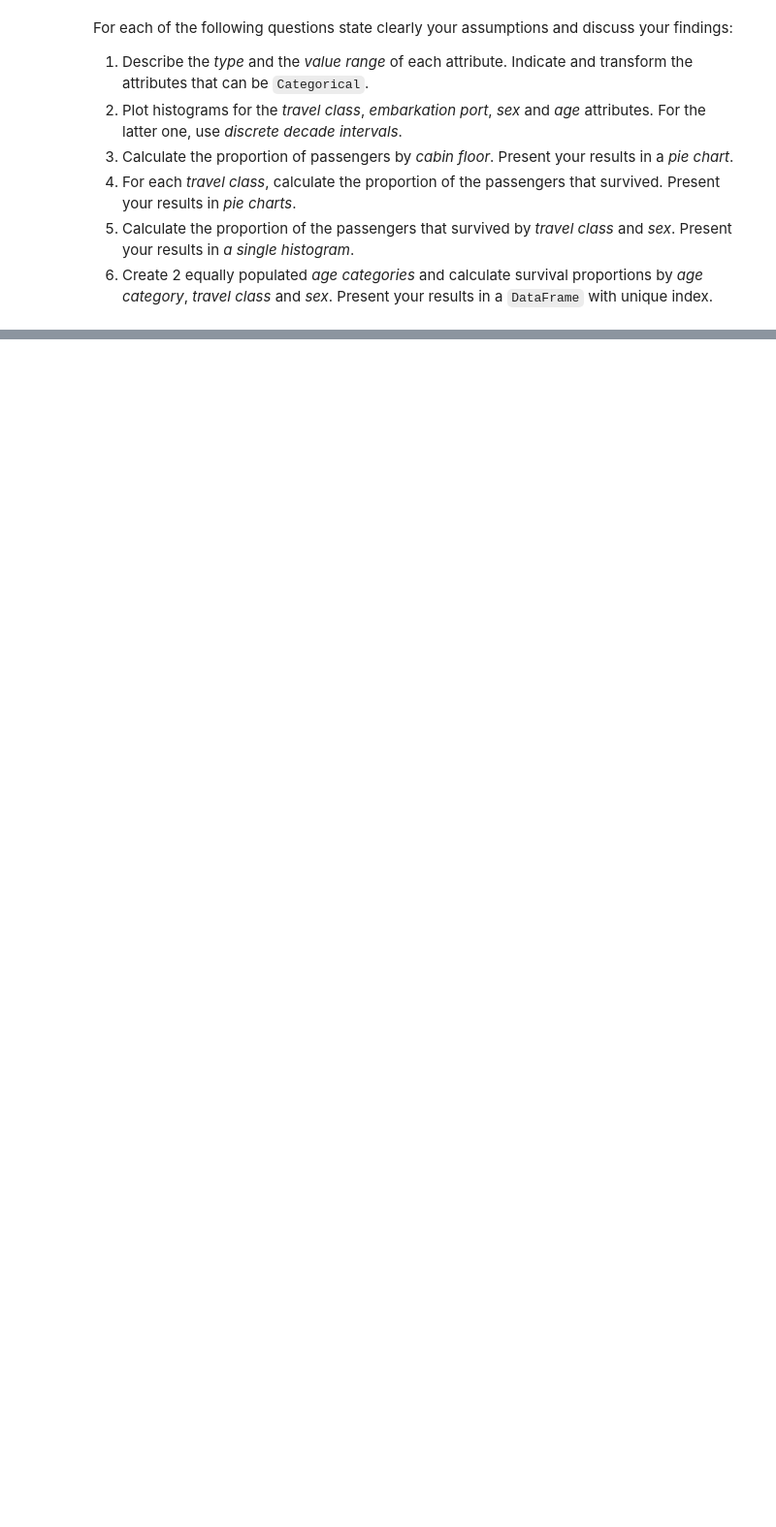
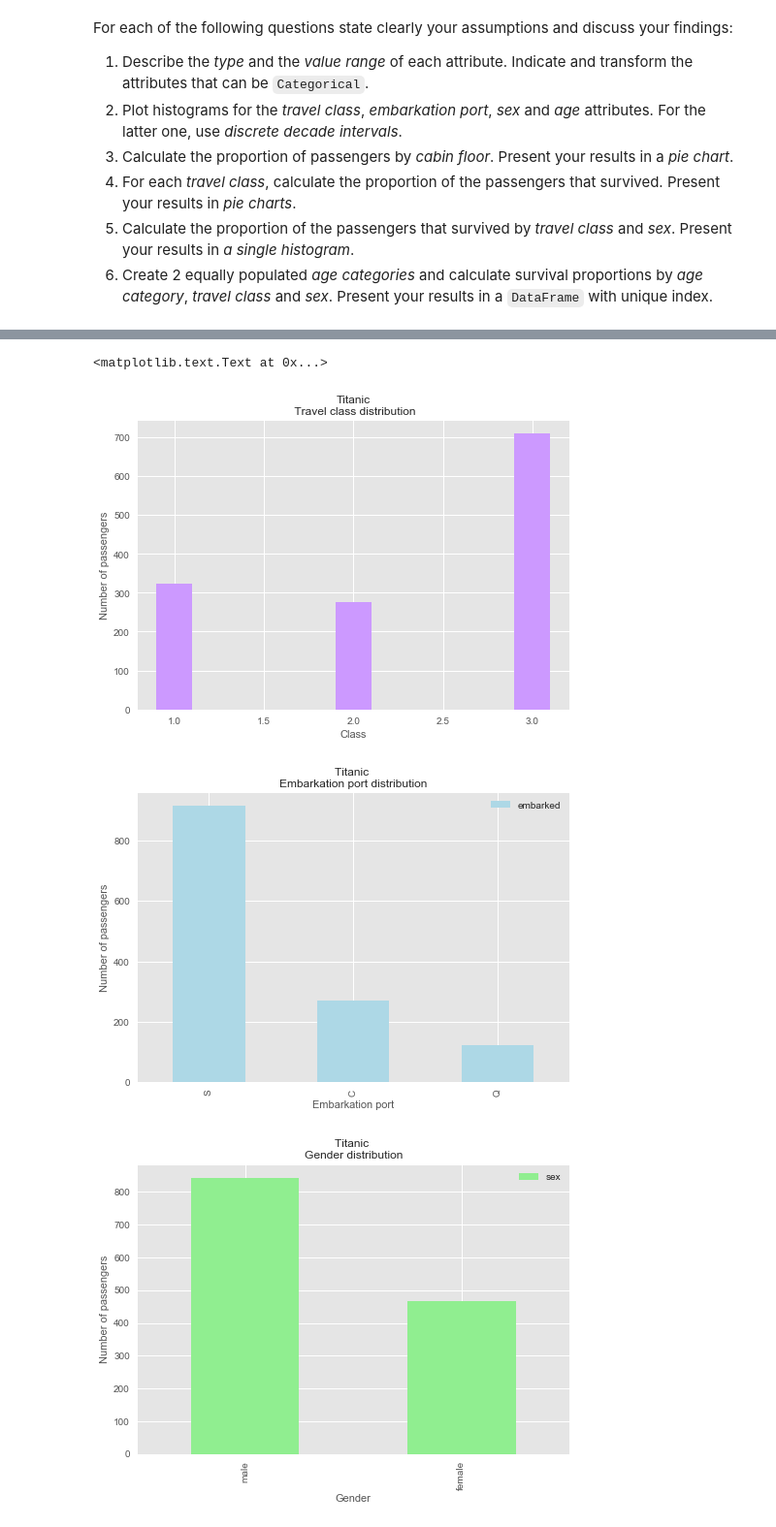
Before and after one commit to adamkozak/ADA2017-project, a Jupyter notebook: Homework/01 - Pandas and Data Wrangling/Homework 1.ipynb, the cells around one changed output, grey strips where cells are left out. Shown at 97% size. Saved outputs shown, nothing was run; the diff lists cells and outputs as text; code cells hidden in the pictures; blank space fills up the shorter version.

```diff
--- a/Homework/01 - Pandas and Data Wrangling/Homework 1.ipynb
+++ b/Homework/01 - Pandas and Data Wrangling/Homework 1.ipynb
@@ -107,0 +143,16 @@ For each of the following questions state clearly your assumptions and discuss y
+# %%
+
+
+# import data from titanic.xls
+titanic_data = pd.read_excel(DATA_FOLDER+"/titanic.xls")
+
+# 1. describe the type
+#for i in range (0,titanic_data.shape[1])
+#print(titanic_data.dtypes[;i], )
+
+# and value range of each attribute
+
+titanic_data.pclass.max()
+print (titanic_data.shape[1])
+print(titanic_data.dtypes[2])
+print(titanic_data.name[4])
@@ -107,0 +163,28 @@ For each of the following questions state clearly your assumptions and discuss y
+# %%
+# 2. plot histograms for the travel class, embrakation port, sex and age
+
+%matplotlib inline
+import matplotlib.pyplot as plt
+import seaborn as sns
+sns.set_context('notebook')
+
+titanic_data.pclass.hist(bins=[1,2,3,4], align='left', rwidth=0.2, color='#cc99ff')
+plt.title('Titanic\n Travel class distribution')
+plt.xlabel('Class')
+plt.ylabel('Number of passengers')
+
+
+titanic_data[['embarked']].apply(pd.value_counts).plot.bar(title='Titanic \nEmbarkation port distribution', color='lightblue')
+plt.xlabel('Embarkation port')
+plt.ylabel('Number of passengers')
+
+
+
+titanic_data[['sex']].apply(pd.value_counts).plot.bar(title='Titanic \nGender distribution', color='lightgreen')
+plt.xlabel('Gender')
+plt.ylabel('Number of passengers')
+# %% [output]
+<matplotlib.text.Text at 0x...>
+[figure, added]
+[figure, added]
+[figure, added]
```
Also changed, not shown: parts of 9 cells of this notebook.
